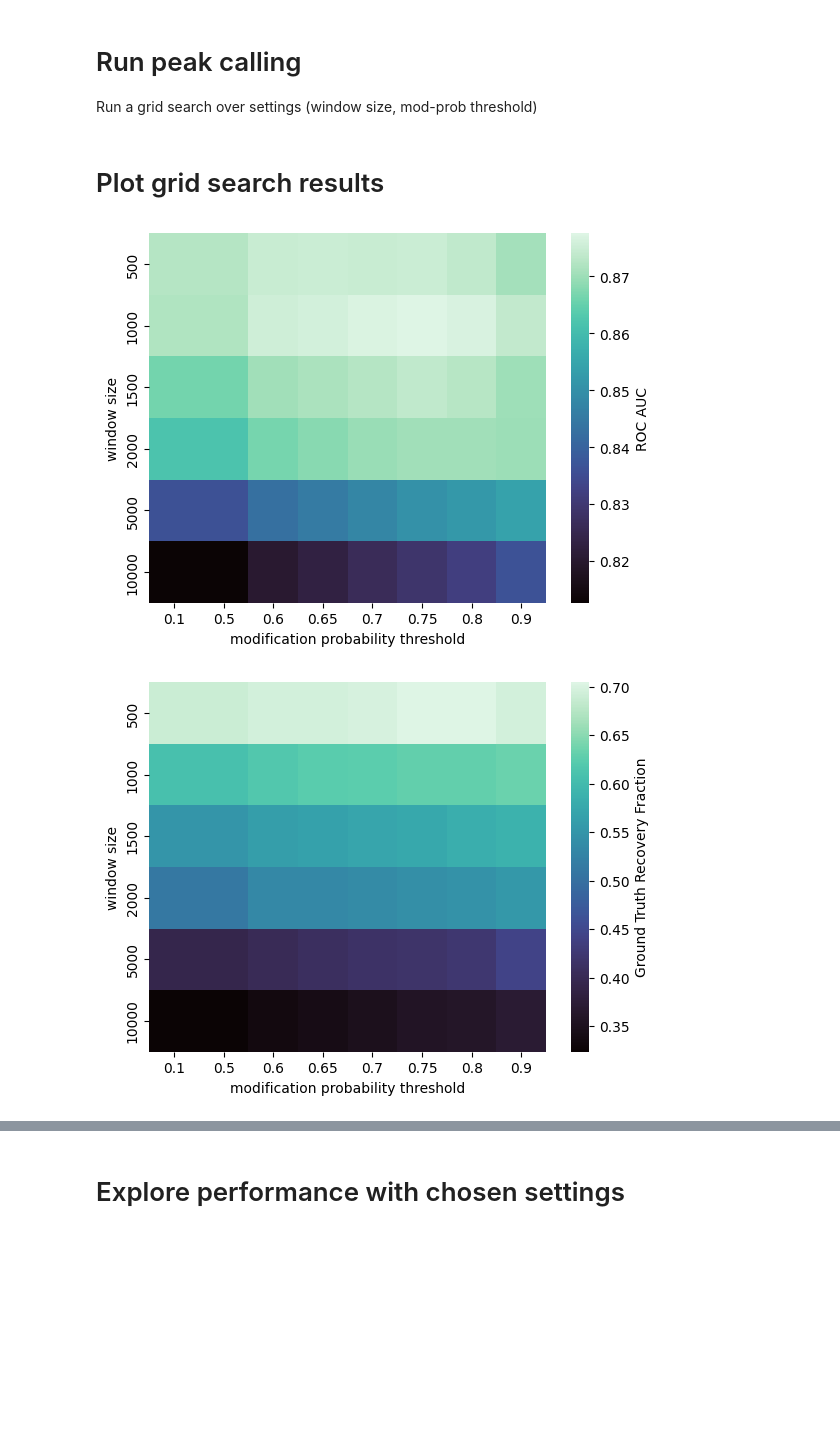
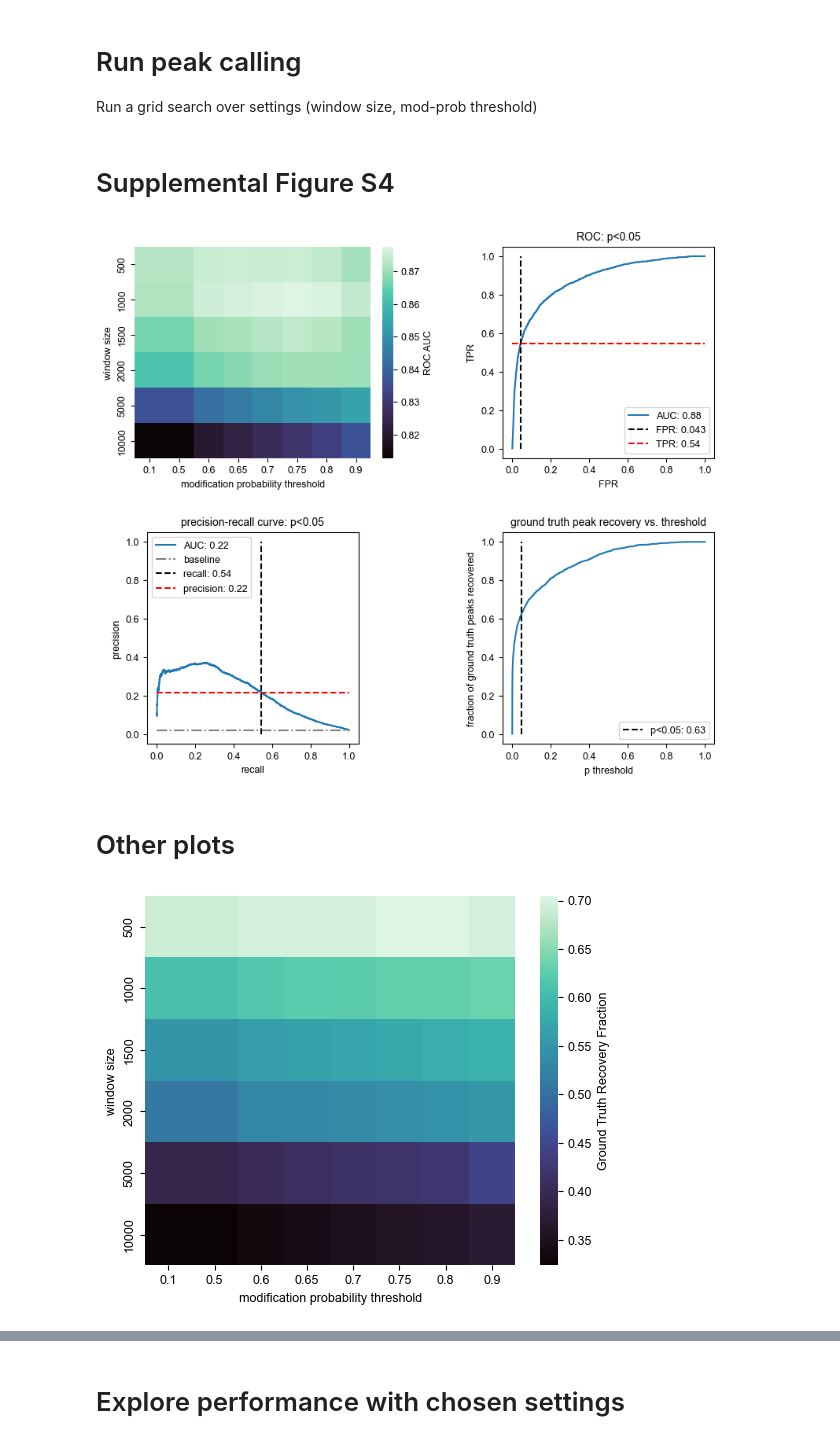
Before and after one commit to streetslab/multimodal-dimelo, a Jupyter notebook: peak_calling.ipynb, the cells around one changed output, grey strips where cells are left out. Drawn from its saved outputs; the diff is of its cells as text; code cells hidden in the pictures; blank space fills up the shorter version.

Commit message:
supplemental figure s4

```diff
--- a/peak_calling.ipynb
+++ b/peak_calling.ipynb
@@ -363,7 +374,8 @@ def grid_search_heatmap(
     window_sizes: list,
     value_function,
     vals_label: str,
-    results_dict: dict[float, dict[float, pd.DataFrame]]
+    results_dict: dict[float, dict[float, pd.DataFrame]],
+    ax = None
 ):
     x_vals = []
     y_vals = []
@@ -376,7 +388,7 @@ def grid_search_heatmap(
             vals.append(value_function(labeled_stats_df))
     x_label = "modification probability threshold"
     y_label = "window size"
-    sns.heatmap(pd.DataFrame({x_label: x_vals, y_label: y_vals, vals_label: vals}).pivot(index=y_label, columns=x_label, values=vals_label), cmap="mako", cbar_kws={"label": vals_label})
+    sns.heatmap(pd.DataFrame({x_label: x_vals, y_label: y_vals, vals_label: vals}).pivot(index=y_label, columns=x_label, values=vals_label), cmap="mako", cbar_kws={"label": vals_label}, ax=ax)
 # %% [markdown]
 # Set variables
 # %%
@@ -422,28 +439,38 @@ for mod_prob_threshold in tqdm(mod_prob_thresholds, unit="mod_prob_threshold"):
+# %% [markdown]
+# Supplemental Figure S4
+# %%
+fig, axs = plt.subplots(2, 2, layout="constrained", figsize=(8, 7))
+
+grid_search_heatmap(
+    mod_prob_thresholds,
+    window_sizes,
+    lambda df: np.trapezoid(df["TPR"], df["FPR"]),
+    "ROC AUC",
+    results_dict,
+    ax=axs[0][0]
+)
+roc_plot(results_dict[0.75][1000], axs[0][1], p_threshold)
+prc_plot(results_dict[0.75][1000], axs[1][0], p_threshold)
+peak_recovery_plot(results_dict[0.75][1000], axs[1][1], p_threshold)
+
+plt.show()
+plt.close()
+# %% [output]
+[figure, added]
 # %% [markdown]
-# Plot grid search results
+# Other plots
 # %%
-grid_search_heatmap(
-    mod_prob_thresholds,
-    window_sizes,
-    lambda df: np.trapezoid(df["TPR"], df["FPR"]),
-    "ROC AUC",
-    results_dict
-)
-plt.show()
-plt.close()
-
 grid_search_heatmap(
     mod_prob_thresholds,
     window_sizes,
     lambda df: df.query(f"p_value < {p_threshold}").iloc[-1]["Ground Truth Recovery Fraction"],
     "Ground Truth Recovery Fraction",
     results_dict
 )
 plt.show()
 plt.close()
 # %% [output]
-[figure, old version]
+[figure, new version]
-[figure, removed]
 # %%
 compare_independent_variable([results_dict[0.75][window_size] for window_size in window_sizes], window_sizes, "window size")
 plt.show()
```
Also changed, not shown: parts of 4 cells of this notebook.
